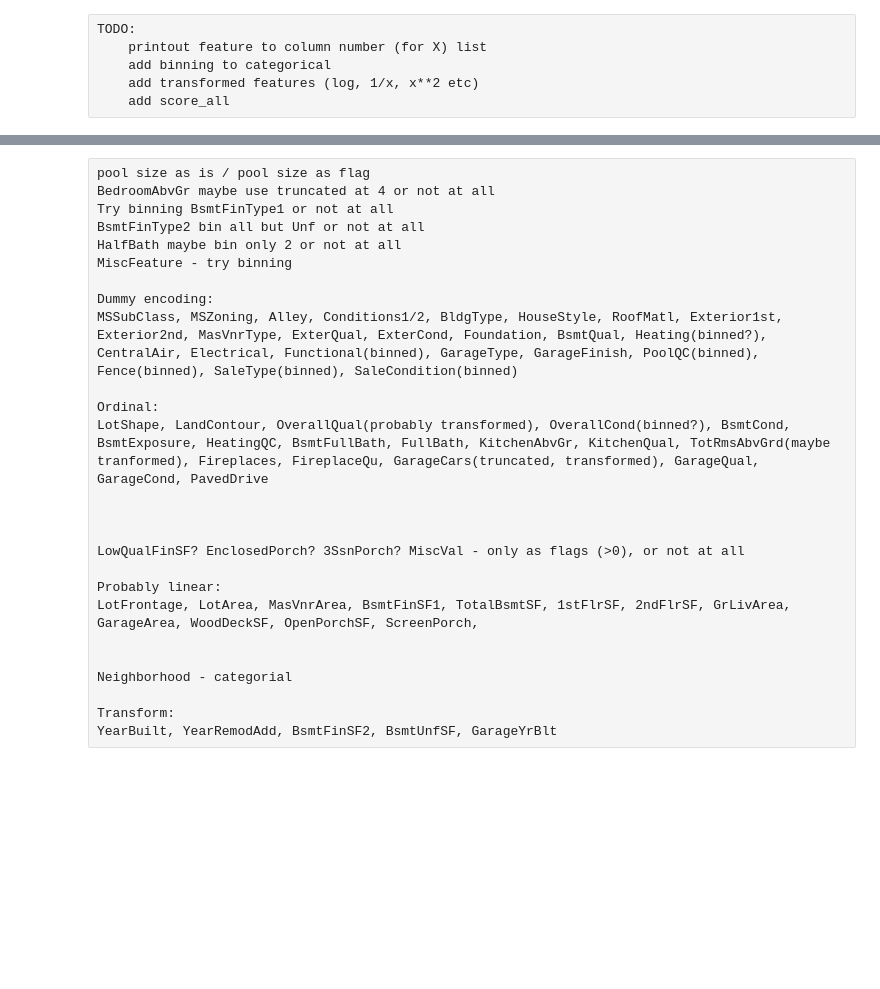
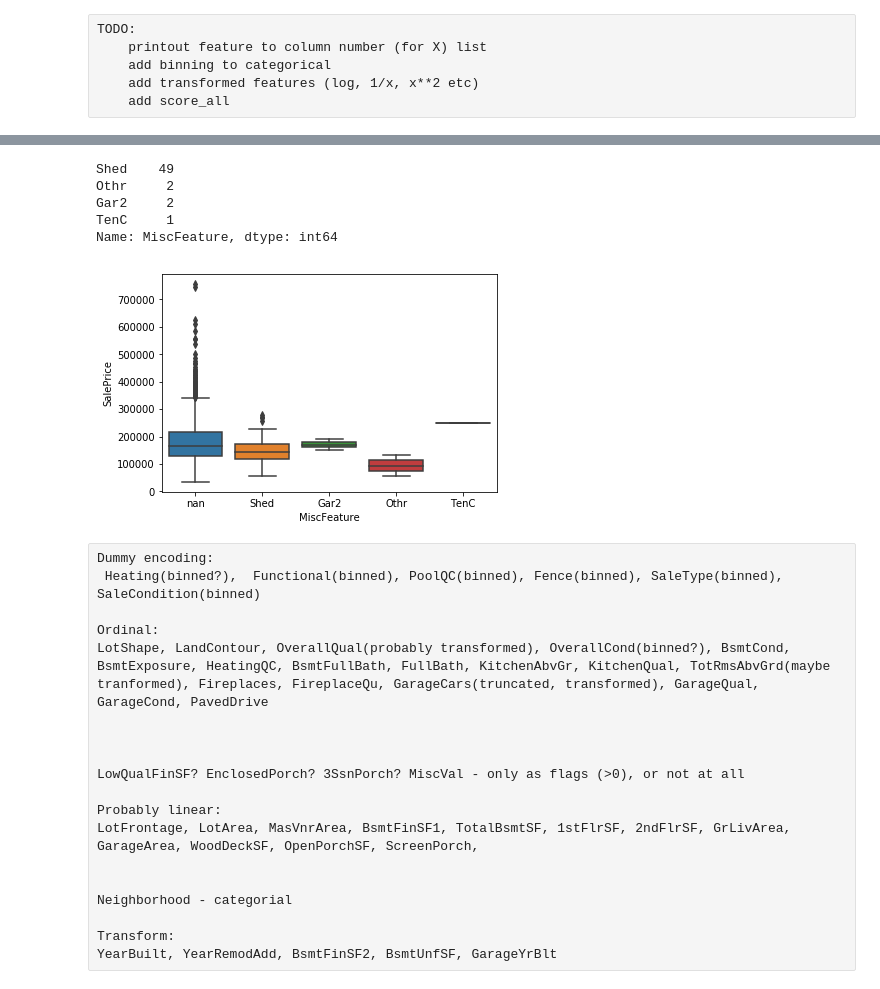
Before and after one commit to ralhadeff/kaggle-competitions, a Jupyter notebook: tools/housing_analysis.ipynb, the cells around one changed output, grey strips where cells are left out. Drawn from its saved outputs; the diff is of its cells as text; code cells hidden in the pictures; blank space fills up the shorter version.

```diff
--- a/tools/housing_analysis.ipynb
+++ b/tools/housing_analysis.ipynb
@@ -37,3 +8,0 @@ test = pd.read_csv('test.csv')
-# %%
-df = data.copy()
-df.head()
@@ -504,2 +330,0 @@ a['c'] = a.iloc[:,1:].sum(axis=1)
-# %%
-data['Id']=1298
@@ -521,0 +357,9 @@ dict([(b,b) for b in a])
+# %%
+observe_feature(data,'MiscFeature','SalePrice')
+# %% [output]
+Shed    49
+Othr     2
+Gar2     2
+TenC     1
+Name: MiscFeature, dtype: int64
+[figure, added]
@@ -522,13 +372,6 @@ dict([(b,b) for b in a])
 # %% [raw]
-pool size as is / pool size as flag
-BedroomAbvGr maybe use truncated at 4 or not at all
-Try binning BsmtFinType1 or not at all
-BsmtFinType2 bin all but Unf or not at all
-HalfBath maybe bin only 2 or not at all
-MiscFeature - try binning
-
 Dummy encoding:
-MSSubClass, MSZoning, Alley, Conditions1/2, BldgType, HouseStyle, RoofMatl, Exterior1st, Exterior2nd, MasVnrType, ExterQual, ExterCond, Foundation, BsmtQual, Heating(binned?), CentralAir, Electrical, Functional(binned), GarageType, GarageFinish, PoolQC(binned), Fence(binned), SaleType(binned), SaleCondition(binned)
+ Heating(binned?),  Functional(binned), PoolQC(binned), Fence(binned), SaleType(binned), SaleCondition(binned)
 
 Ordinal:
 LotShape, LandContour, OverallQual(probably transformed), OverallCond(binned?), BsmtCond, BsmtExposure, HeatingQC, BsmtFullBath, FullBath, KitchenAbvGr, KitchenQual, TotRmsAbvGrd(maybe tranformed), Fireplaces, FireplaceQu, GarageCars(truncated, transformed), GarageQual, GarageCond, PavedDrive
```
Also changed, not shown: parts of 55 cells of this notebook.
